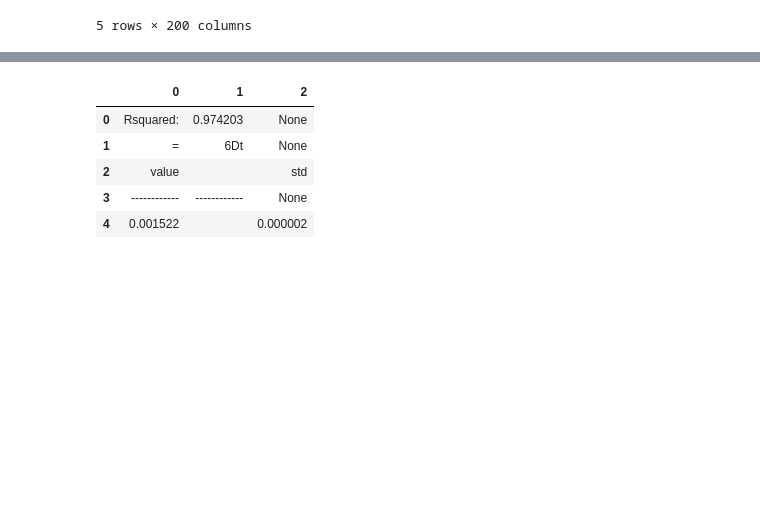
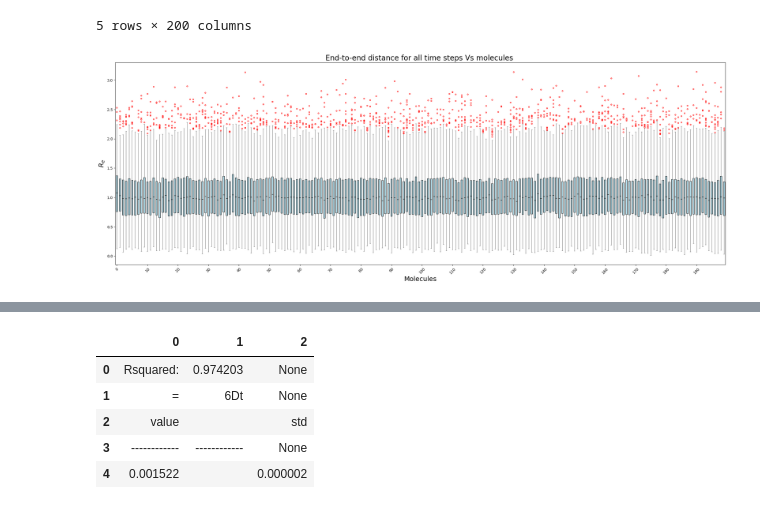
Before and after one commit to Alexandre-Hefren/Silk-protein-polymer3D, a Jupyter notebook: silkprotein_analysis1.ipynb, the cells around one changed output, grey strips where cells are left out. Cells and saved outputs as stored; diff of their text form; code cells hidden in the pictures; blank space fills up the shorter version.

```diff
--- a/silkprotein_analysis1.ipynb
+++ b/silkprotein_analysis1.ipynb
@@ -608,3 +614,32 @@ Res_df.head()
 | 3 | 1.227684 | 0.909497 | 0.483125 | 0.626909 | 1.392434 | 1.080170 | 0.884665 | 0.625655 | 0.696220 | 1.239814 | ... | ... |
 | 4 | 1.715238 | 1.055889 | 0.635224 | 0.448734 | 1.620696 | 0.956530 | 0.771334 | 0.761917 | 0.430793 | 1.433352 | ... | ... |
 5 rows × 200 columns
+# %%
+# Plot end-to-end distance per molecule (no flow)
+fig, ax = plt.subplots(figsize=(30, 10))
+
+# Boxplot colors
+boxprops = dict(facecolor='lightblue', edgecolor='black')
+whiskerprops = dict(color='gray')
+capprops = dict(color='gray')
+medianprops = dict(color='black')
+flierprops = dict(marker='o', markersize=3, markerfacecolor='none', markeredgecolor='red')
+
+# Create a boxplot for each column
+ax.boxplot(Res_df.values, labels=Res_df.columns, showfliers=True, patch_artist=True, boxprops=boxprops, whiskerprops=whiskerprops,
+           capprops=capprops, medianprops=medianprops, flierprops=flierprops)
+
+ax.set_xlabel('Molecules', size=18)
+ax.set_ylabel('$R_e$', size=18)
+
+# Rotate labels by 45 degrees
+ax.set_xticklabels(ax.get_xticklabels(), rotation=45)
+
+# Set ticks
+ticks = np.arange(1, len(Res_df.columns),10)
+ax.set_xticks(ticks)
+
+plt.title('End-to-end distance for all time steps Vs molecules ', size=20)
+plt.show()
+# %% [output]
+[figure, added]
```
Also changed, not shown: parts of 14 cells of this notebook.
